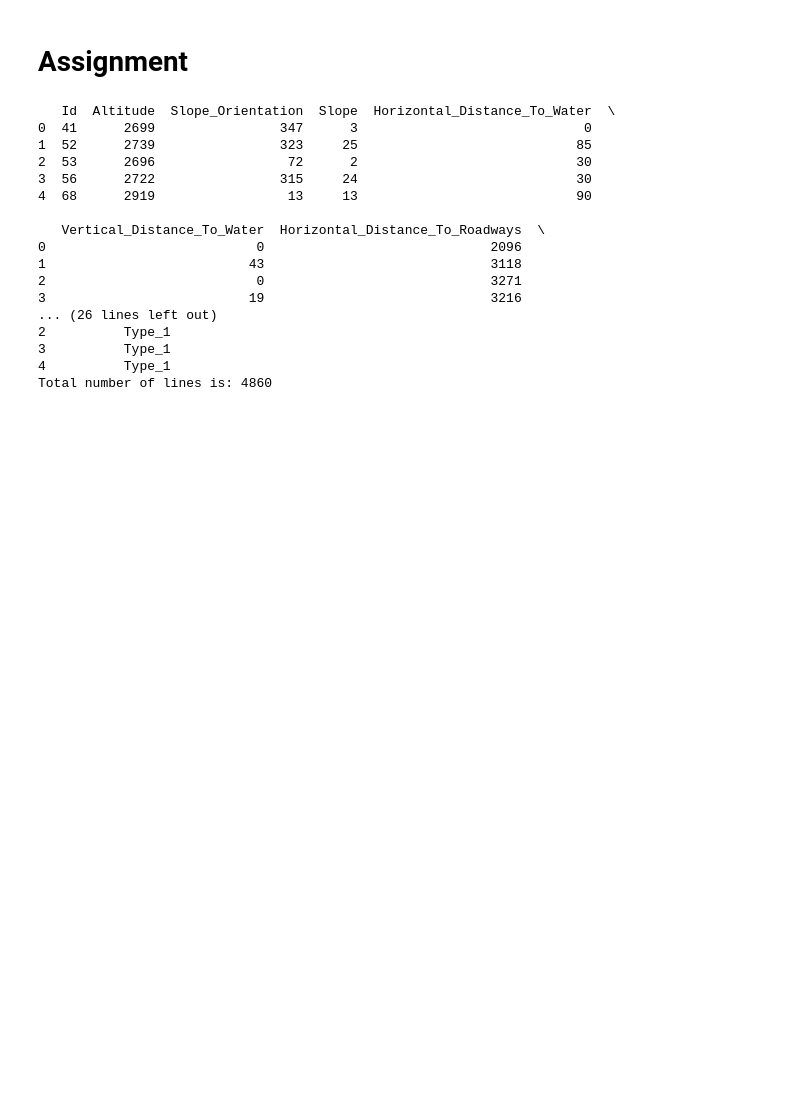
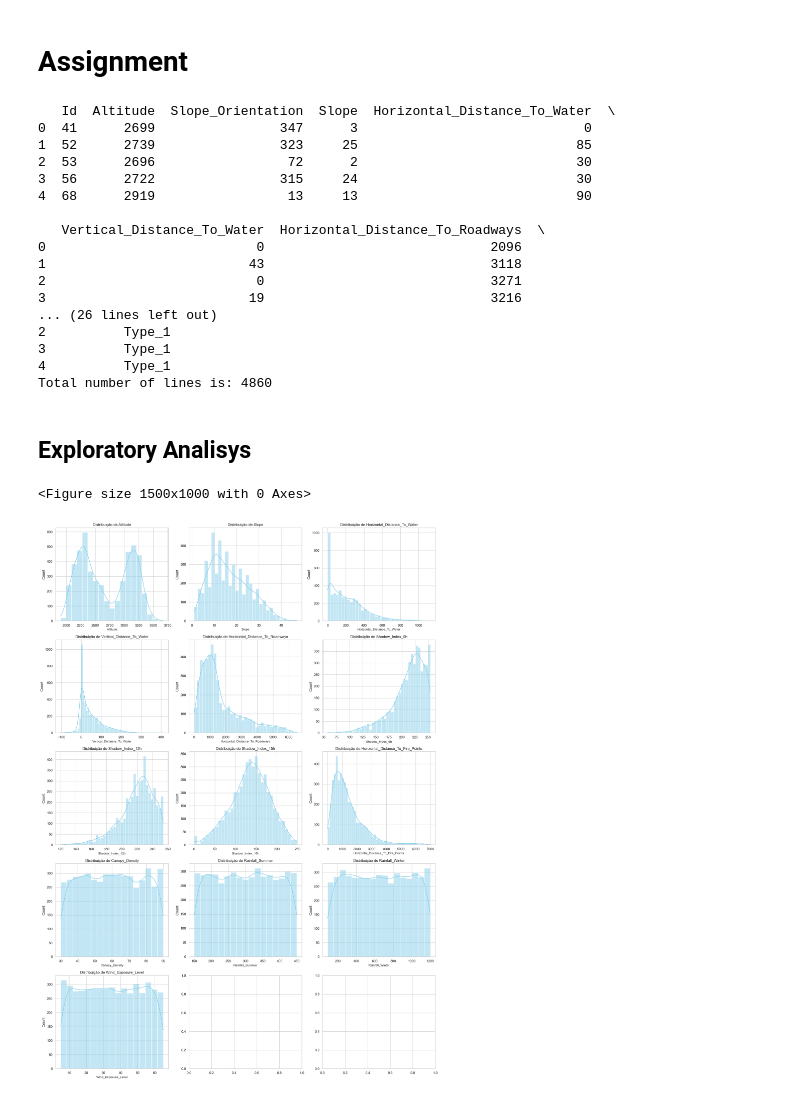
Before and after one commit to pedrorfpacheco/aprau, a Jupyter notebook: TP1_APRAU.ipynb, the cells around one changed output. Saved outputs shown, nothing was run; the diff lists cells and outputs as text; code cells hidden in the pictures; blank space fills up the shorter version.

Commit message:
Adding the Exploratory Analisys

```diff
--- a/TP1_APRAU.ipynb
+++ b/TP1_APRAU.ipynb
@@ -40,3 +40,40 @@ print(f"Total number of lines is: {total_lines}")
 3          Type_1
 4          Type_1
 Total number of lines is: 4860
+# %% [markdown]
+## Exploratory Analisys
+# %%
+# Exploratory Analisys of Data
+
+import matplotlib.pyplot as plt
+import seaborn as sns
+
+# Graphs Configuration
+sns.set(style="whitegrid")
+plt.figure(figsize=(15, 10))
+
+# Inicial Statistic Resume of Numeric Variabels
+summary_stats = df.describe()
+
+# Plotting histograms of the main numerical variables
+numerical_cols = ['Altitude', 'Slope', 'Horizontal_Distance_To_Water', 'Vertical_Distance_To_Water',
+                  'Horizontal_Distance_To_Roadways', 'Shadow_Index_9h', 'Shadow_Index_12h',
+                  'Shadow_Index_15h', 'Horizontal_Distance_To_Fire_Points', 'Canopy_Density',
+                  'Rainfall_Summer', 'Rainfall_Winter', 'Wind_Exposure_Level']
+
+# Creating subplots to visualize distributions
+fig, axes = plt.subplots(5, 3, figsize=(18, 25))
+axes = axes.flatten()
+
+for i, col in enumerate(numerical_cols):
+    sns.histplot(df[col], kde=True, ax=axes[i], color="skyblue")
+    axes[i].set_title(f"Distribuição de {col}", fontsize=12)
+    axes[i].set_xlabel(col, fontsize=10)
+
+plt.tight_layout()
+plt.show()
+
+summary_stats
+# %% [output]
+<Figure size 1500x1000 with 0 Axes>
+[figure, added]
```
Also changed, not shown: parts of 1 cell of this notebook.
